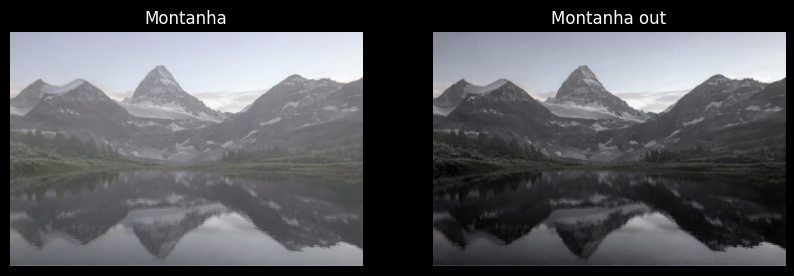
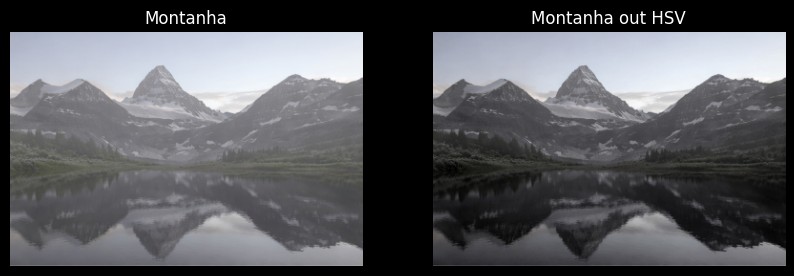
Unified diff of the notebook cell whose output changed from the first chart to the second:
--- before
+++ after
@@ -1,4 +1,4 @@
 #voltando o V para o HSV
-montanha_hsv[:, :, 2] = montanha_out
+montanha_hsv[:, :, 2] = montanha_out_hsv
 
 plt.figure(figsize=(10, 5))
@@ -11,5 +11,5 @@
 plt.subplot(1, 2, 2)
 plt.imshow(cv2.cvtColor(montanha_hsv, cv2.COLOR_HSV2RGB))
-plt.title('Montanha out')
+plt.title('Montanha out HSV')
 plt.axis('off')
 plt.show()

Commit: add algoritmos de melhoramento de contrste